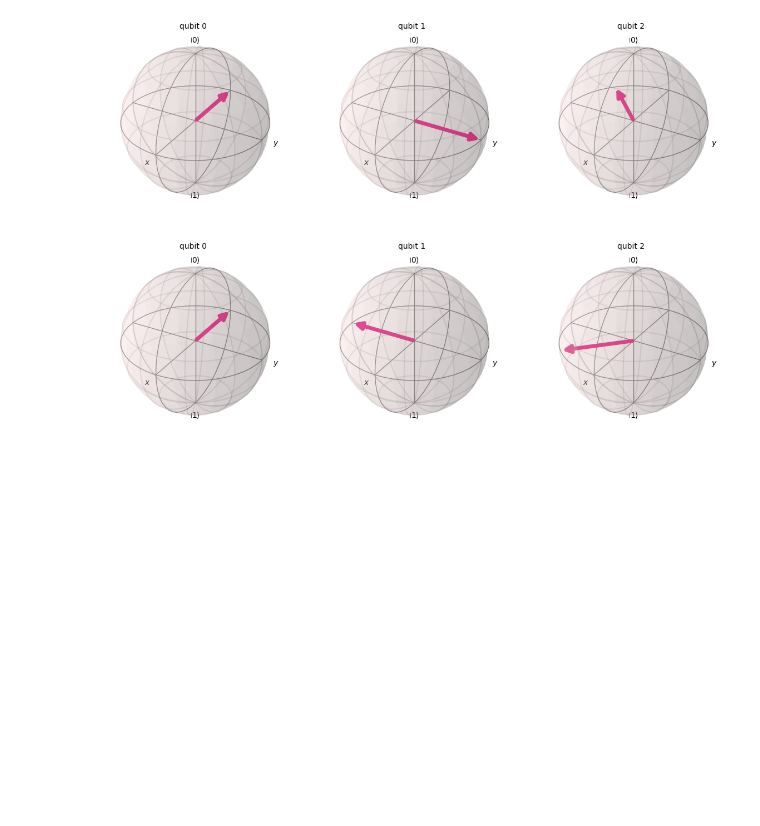
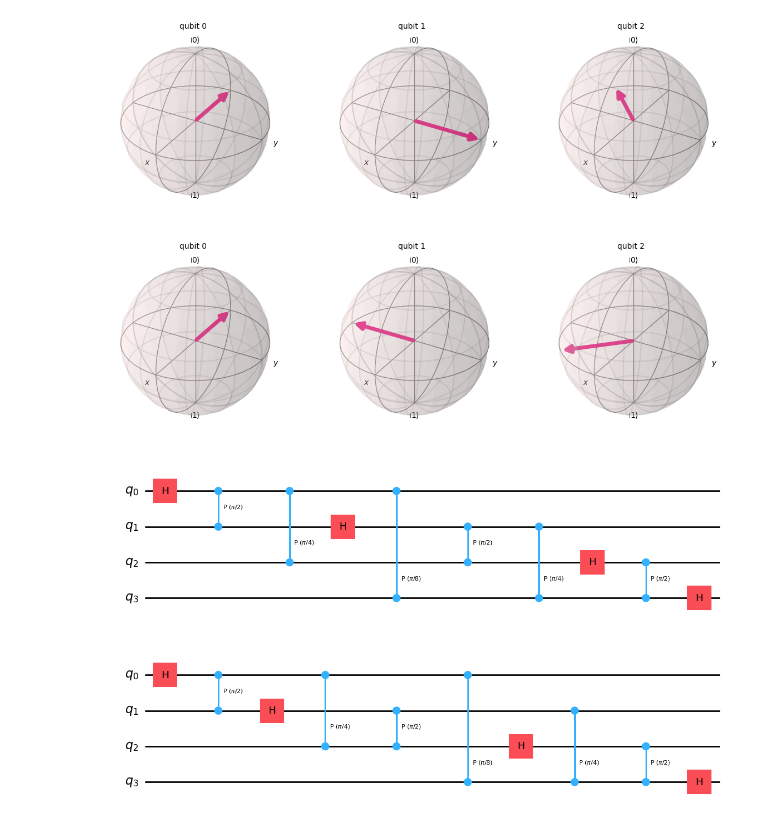
Before and after one commit to luisedseijas/Quantum_computing, a Jupyter notebook: Class_03/03_03.ipynb, the cells around one changed output. Cells and saved outputs as stored; diff of their text form; code cells hidden in the pictures; blank space fills up the shorter version.

```diff
--- a/Class_03/03_03.ipynb
+++ b/Class_03/03_03.ipynb
@@ -49,3 +49,37 @@ for state in product('01', repeat=3):
     plt.pause(3)  # Pausa para visualizar la gráfica
 # %% [output]
 [figure]
+# %%
+import numpy as np
+pi = np.pi
+
+def myQFT(nqubits):
+
+    myQFT_circuit = QuantumCircuit(nqubits)
+
+    for qubit in range(nqubits):
+        myQFT_circuit.h(qubit)
+        for otherqubit in range(qubit+1,nqubits):
+            myQFT_circuit.cp(pi/(2**(otherqubit - qubit)), otherqubit, qubit)
+
+    return myQFT_circuit
+
+n_qubits = 4
+
+# Circuito con la puerta QFT abstracta de Qiskit
+qiskit_qft = QFT(n_qubits, do_swaps=False)
+
+# Descomponer la puerta QFT de Qiskit
+decomposed_qiskit_qft = qiskit_qft.decompose()
+
+# Invertir el orden de los qubits para que coincida con tu implementación
+inverted_circuit = QuantumCircuit(n_qubits)
+qubits = reversed(range(n_qubits))
+inverted_circuit.append(decomposed_qiskit_qft, qubits)  # Cambia el orden de qubits
+
+# Mostrar los circuitos
+display(myQFT(n_qubits).draw('mpl'))             # Circuito manual
+display(inverted_circuit.decompose().draw('mpl'))     # Circuito QFT descompuesto con orden ajustado
+# %% [output]
+[figure, added]
+[figure, added]
```
Also changed, not shown: parts of 1 cell of this notebook.
